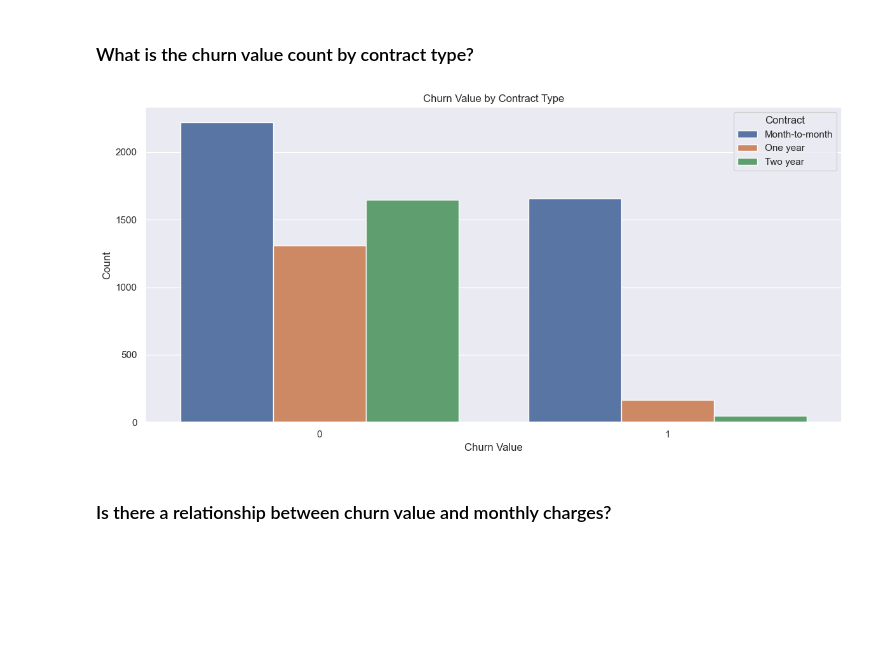
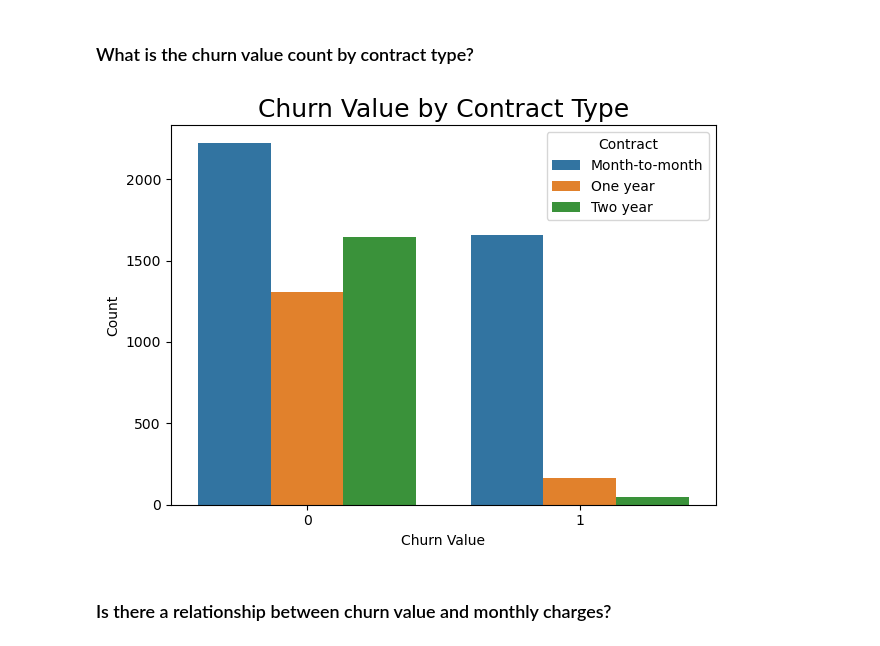
Before and after one commit to nadpierre/telco-churn-classification-project, a Jupyter notebook: DataAnalysisAndModeling.ipynb, the cells around one changed output. Drawn from its saved outputs; the diff is of its cells as text; code cells hidden in the pictures; blank space fills up the shorter version.

```diff
--- a/DataAnalysisAndModeling.ipynb
+++ b/DataAnalysisAndModeling.ipynb
@@ -357,16 +359,17 @@ sns.set(rc={"figure.figsize":(12,6)});
 ### What is the churn value count by contract type?
 # %%
 # Countplot contract type
-sns.reset_defaults()
+sns.reset_orig()
 sns.countplot(data=df, x='Churn Value', hue='Contract')
 plt.title('Churn Value by Contract Type', fontsize=18)
 plt.xlabel('Churn Value')
 plt.ylabel('Count')
-plt.tight_layout();
+plt.tight_layout()
+plt.show()
 
 ## Customers with monthly contracts are most likely to leave
 # %% [output]
-[figure, old version]
+[figure, new version]
 # %% [markdown]
 ### Is there a relationship between churn value and monthly charges?
 # %%
```
Also changed, not shown: parts of 20 cells of this notebook.
